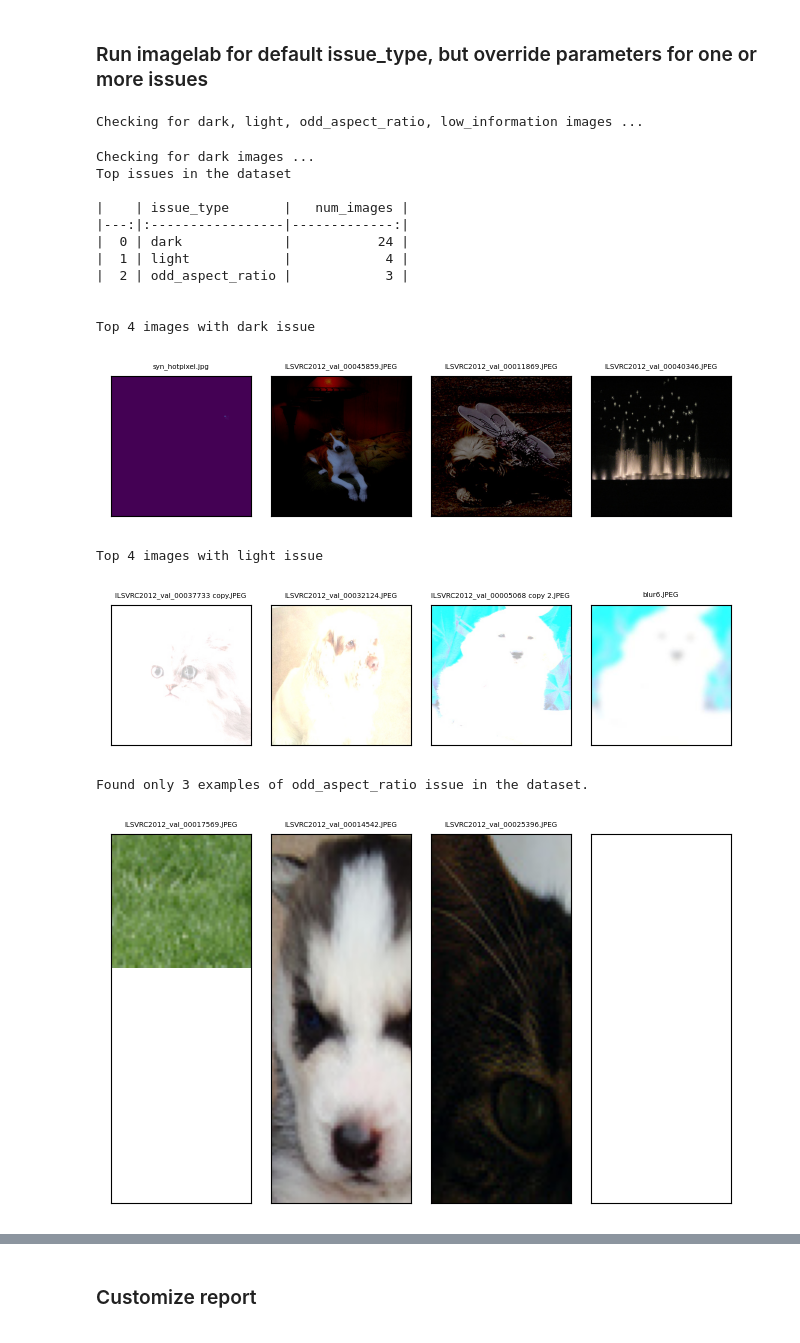
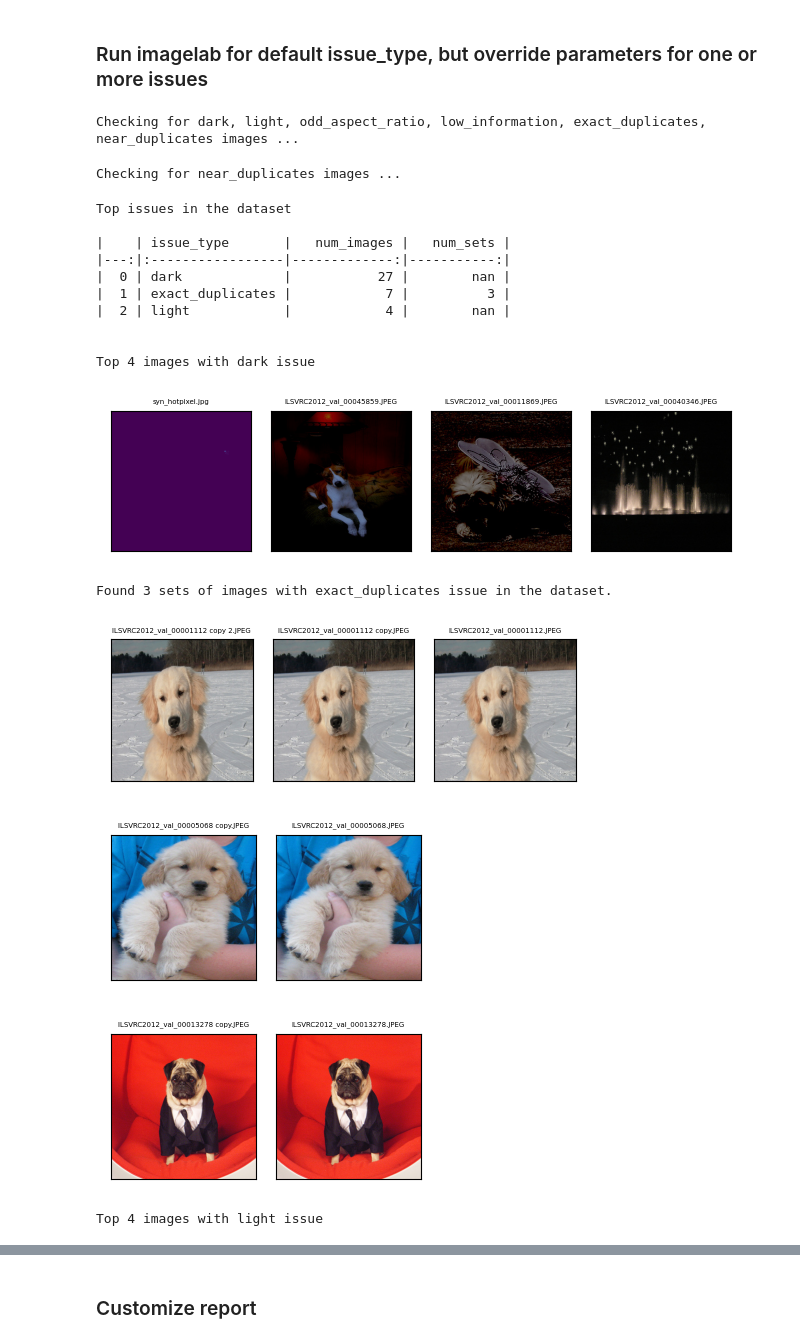
Before and after one commit to cleanlab/cleanvision, a Jupyter notebook: notebooks/demo.ipynb, the cells around one changed output, grey strips where cells are left out. Cells and saved outputs as stored; diff of their text form; code cells hidden in the pictures.

```diff
--- a/notebooks/demo.ipynb
+++ b/notebooks/demo.ipynb
@@ -103,24 +106,25 @@ Found only 1 examples of low_information issue in the dataset.
 # %%
 imagelab = Imagelab(dataset_path)
 imagelab.find_issues()
-issue_types = {"dark": {"threshold": 0.2}}
+issue_types = {"near_duplicates": {"hash_type": "phash"}}
 imagelab.find_issues(issue_types)
 imagelab.report()
 # %% [output]
-Checking for dark, light, odd_aspect_ratio, low_information images ...
+Checking for dark, light, odd_aspect_ratio, low_information, exact_duplicates, near_duplicates images ...
-Checking for dark images ...
-Top issues in the dataset
-
-|    | issue_type       |   num_images |
-|---:|:-----------------|-------------:|
-|  0 | dark             |           24 |
-|  1 | light            |            4 |
-|  2 | odd_aspect_ratio |            3 |
-
-
-Top 4 images with dark issue
+Checking for near_duplicates images ...
+Top issues in the dataset
+
+|    | issue_type       |   num_images |   num_sets |
+|---:|:-----------------|-------------:|-----------:|
+|  0 | dark             |           27 |        nan |
+|  1 | exact_duplicates |            7 |          3 |
+|  2 | light            |            4 |        nan |
+
+
+Top 4 images with dark issue
 [figure]
-Top 4 images with light issue
+Found 3 sets of images with exact_duplicates issue in the dataset.
-[figure, old version]
+[figure, new version]
-Found only 3 examples of odd_aspect_ratio issue in the dataset.
-[figure, old version]
+[figure, new version]
+[figure, added]
+Top 4 images with light issue
```
Also changed, not shown: parts of 11 cells of this notebook, 6 other files.
